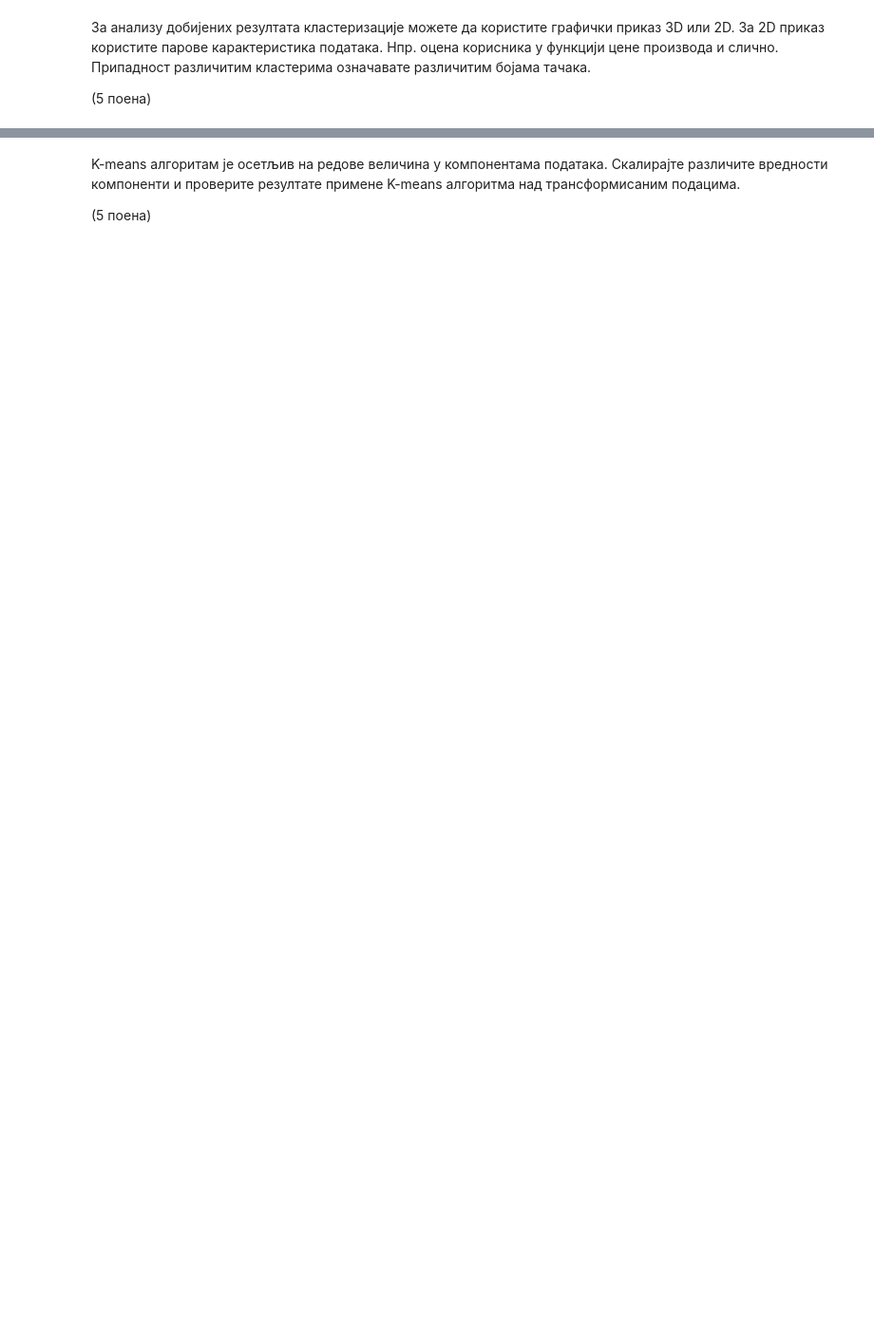
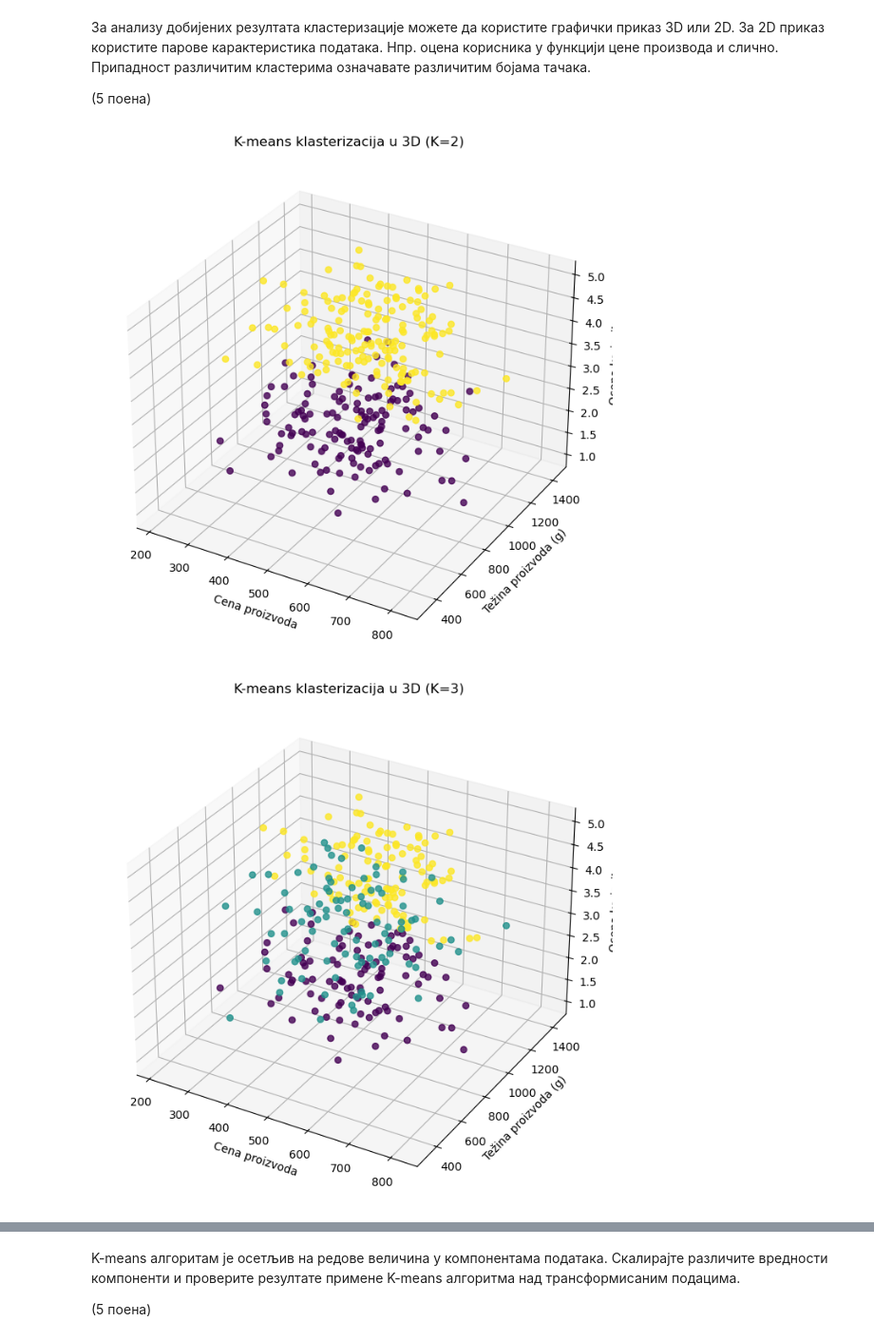
Before and after one commit to paunovicjovan/mathematical-methods-for-machine-learning, a Jupyter notebook: Homeworks/03Domaci2025-26_Jovan_Paunovic.ipynb, the cells around one changed output, grey strips where cells are left out. Shown at 95% size. Cells and saved outputs as stored; diff of their text form; code cells hidden in the pictures; blank space fills up the shorter version.

```diff
--- a/Homeworks/03Domaci2025-26_Jovan_Paunovic.ipynb
+++ b/Homeworks/03Domaci2025-26_Jovan_Paunovic.ipynb
@@ -605,3 +672,44 @@ podaci.shape
 За анализу добијених резултата кластеризације можете да користите графички приказ 3D или 2D. За 2D приказ користите парове карактеристика података. Нпр. оцена корисника у функцији цене производа и слично. Припадност различитим кластерима означавате различитим бојама тачака.
 
 (5 поена)
+# %%
+def visualize_results(podaci, labels_dict):
+    for k in range(2, 5):
+        labels = labels_dict[k]
+
+        fig = plt.figure(figsize=(10, 8))
+        ax = fig.add_subplot(111, projection='3d')
+
+        scatter = ax.scatter(podaci[:,0], podaci[:,1], podaci[:,2],
+                             c=labels, cmap='viridis', s=30, alpha=0.8)
+
+        ax.set_xlabel("Cena proizvoda")
+        ax.set_ylabel("Težina proizvoda (g)")
+        ax.set_zlabel("Ocena korisnika")
+        ax.set_title(f"K-means klasterizacija u 3D (K={k})")
+
+        plt.show()
+
+
+    features = ["Cena", "Tezina", "Ocena"]
+    indices = [0, 1, 2]
+
+    plt.figure(figsize=(15,5))
+
+    plot_id = 1
+    for i in range(len(indices)):
+        for j in range(i+1, len(indices)):
+            plt.subplot(1, 3, plot_id)
+            plt.scatter(podaci[:, indices[i]], podaci[:, indices[j]], c=labels_dict[4], cmap='viridis', s=30)
+            plt.xlabel(features[indices[i]])
+            plt.ylabel(features[indices[j]])
+            plt.title(f"{features[indices[j]]} vs {features[indices[i]]}")
+            plot_id += 1
+
+    plt.tight_layout()
+    plt.show()
+
+visualize_results(podaci, labels_dict)
+# %% [output]
+[figure, added]
+[figure, added]
```
Also changed, not shown: parts of 12 cells of this notebook.
